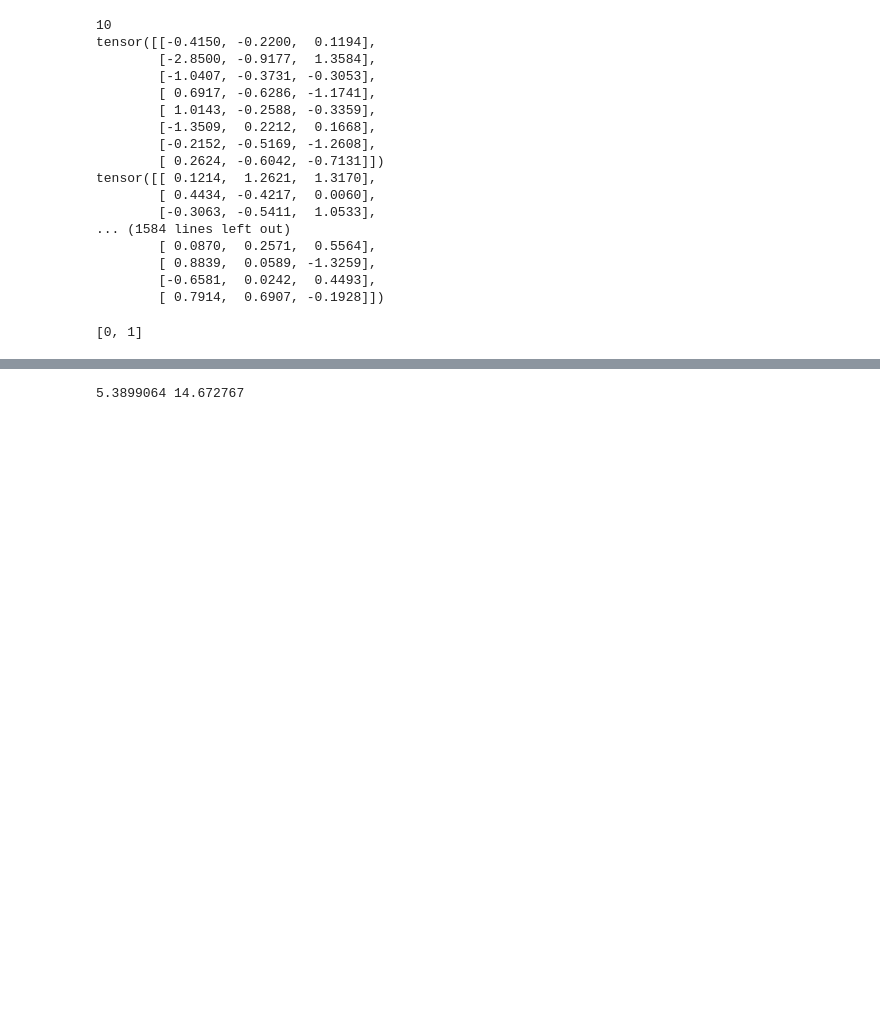
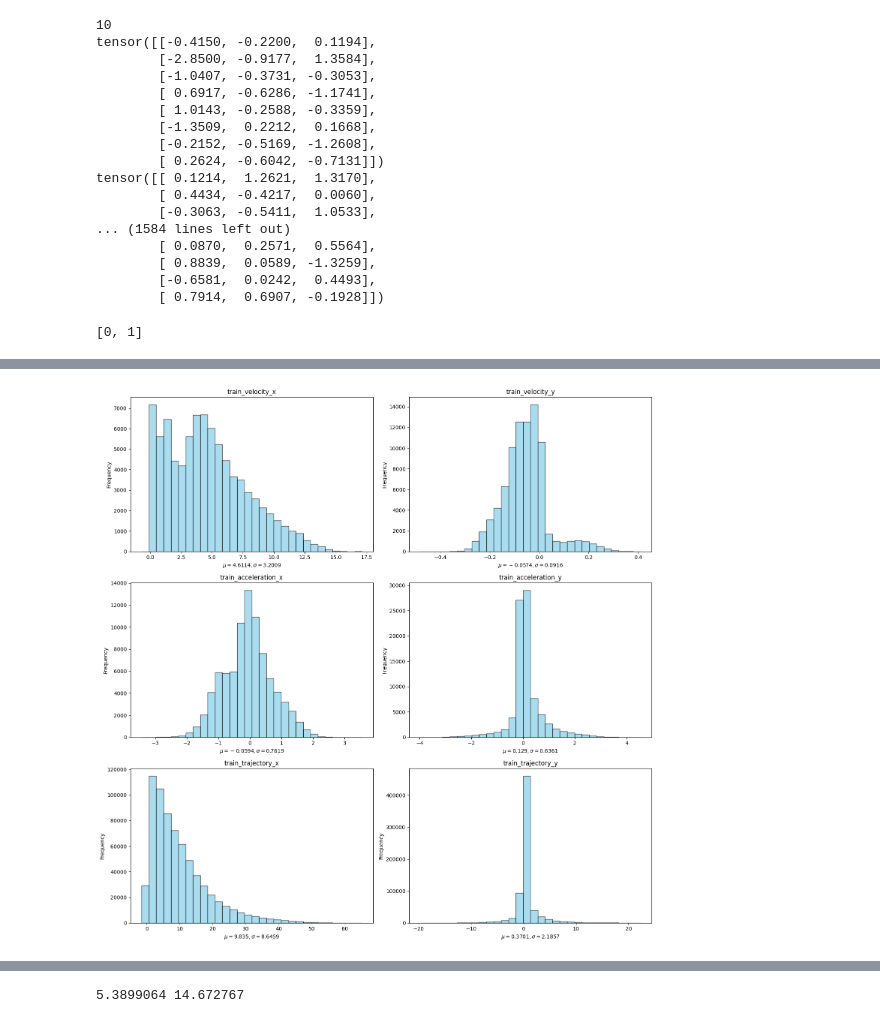
Before and after one commit to Duckyee-z/diffusiondrive, a Jupyter notebook: test.ipynb, the cells around one changed output, grey strips where cells are left out. Saved outputs shown, nothing was run; the diff lists cells and outputs as text; code cells hidden in the pictures; blank space fills up the shorter version.

Commit message:
finish data analyse

```diff
--- a/test.ipynb
+++ b/test.ipynb
@@ -76,13 +76,3 @@ sampling_timesteps = 20
 times = torch.linspace(-1, total_timesteps-1, steps=sampling_timesteps + 1)
 times = list(reversed(times.int().tolist()))
 sample_timesteps = torch.tensor(times)
-# %%
-import numpy as np
-import pickle
-
-with open("train.pkl", "rb") as f:
-    loaded_data = pickle.load(f)
-loaded_data.keys()
-
-for k, v in loaded_data.items():
-    print(k, v.shape)
@@ -106,0 +79,86 @@ train_trajectory_7_y (426,)
+# %%
+import numpy as np
+import pickle
+import matplotlib.pyplot as plt
+import scipy.stats as stats
+
+with open("train.pkl", "rb") as f:
+    loaded_data = pickle.load(f)
+print(loaded_data.keys())
+
+specified_keys =['train_velocity_x', 'train_velocity_y', 'train_acceleration_x', 'train_acceleration_y', 'train_trajectory_x', 'train_trajectory_y']
+
+avs_dict = {k: v for k, v in loaded_data.items() if k in specified_keys}
+point_s_dict = {k: v for k, v in loaded_data.items() if k not in specified_keys}
+
+
+num_datasets = len(loaded_data)
+
+# 设置子图的行列数，确保布局合理
+cols = 2 # 每行显示的子图数量
+rows = 3
+
+# 创建大图和子图
+fig, axes = plt.subplots(rows, cols, figsize=(15, 5 * rows))
+axes = axes.flatten()  # 将子图展平，方便遍历
+# 遍历字典，绘制每个数据的直方图
+for i, (key, data) in enumerate(avs_dict.items()):
+    ax = axes[i]
+    data = data.flatten()
+    mean = np.around(np.mean(data), decimals=4)
+    std = np.around(np.std(data), decimals=4)
+
+    x = np.linspace(min(data), max(data), 1000)
+    pdf = stats.norm.pdf(x, mean, std)
+    # ax.plot(x, pdf, color='red', linewidth=2, label=f'N({mean:.2f}, {std:.2f}^2)')
+
+    ax.hist(data.flatten(), bins=30, alpha=0.7, color='skyblue', edgecolor='black')
+    ax.set_title(key)  # 设置子图标题
+    ax.set_xlabel("$\mu = {}, \sigma = {}$".format(str(mean),str(std)))  # 设置 x 轴标签
+    ax.set_ylabel("Frequency")  # 设置 y 轴标签
+
+
+# 如果子图数量小于网格中的总数，隐藏多余的子图
+for i in range(len(loaded_data), len(axes)):
+    axes[i].axis('off')
+
+# 调整布局，避免子图重叠
+plt.tight_layout()
+plt.savefig("train.png", dpi=800, bbox_inches='tight')
+# 显示图形
+plt.show()
+
+
+cols = 4 # 每行显示的子图数量
+rows = 4
+
+# 创建大图和子图
+fig, axes = plt.subplots(rows, cols, figsize=(5*cols, 15))
+axes = axes.flatten()  # 将子图展平，方便遍历
+# 遍历字典，绘制每个数据的直方图
+for i, (key, data) in enumerate(point_s_dict.items()):
+    ax = axes[i]
+    data = data.flatten()
+    mean = np.around(np.mean(data), decimals=4)
+    std = np.around(np.std(data), decimals=4)
+
+    x = np.linspace(min(data), max(data), 1000)
+    pdf = stats.norm.pdf(x, mean, std)
+    # ax.plot(x, pdf, color='red', linewidth=2, label=f'N({mean:.2f}, {std:.2f}^2)')
+
+    ax.hist(data.flatten(), bins=30, alpha=0.7, color='skyblue', edgecolor='black')
+    ax.set_title(key)  # 设置子图标题
+    ax.set_xlabel("$\mu = {}, \sigma = {}$".format(str(mean),str(std)))  # 设置 x 轴标签
+    ax.set_ylabel("Frequency")  # 设置 y 轴标签
+
+
+# 如果子图数量小于网格中的总数，隐藏多余的子图
+for i in range(len(loaded_data), len(axes)):
+    axes[i].axis('off')
+
+# 调整布局，避免子图重叠
+plt.tight_layout()
+plt.savefig("train2.png", dpi=800, bbox_inches='tight')
+# 显示图形
+plt.show()
+# %% [output]
@@ -106,0 +166 @@ train_trajectory_7_y (426,)
+[figure, added]
```
Also changed, not shown: parts of 2 cells of this notebook, 4 other files.
